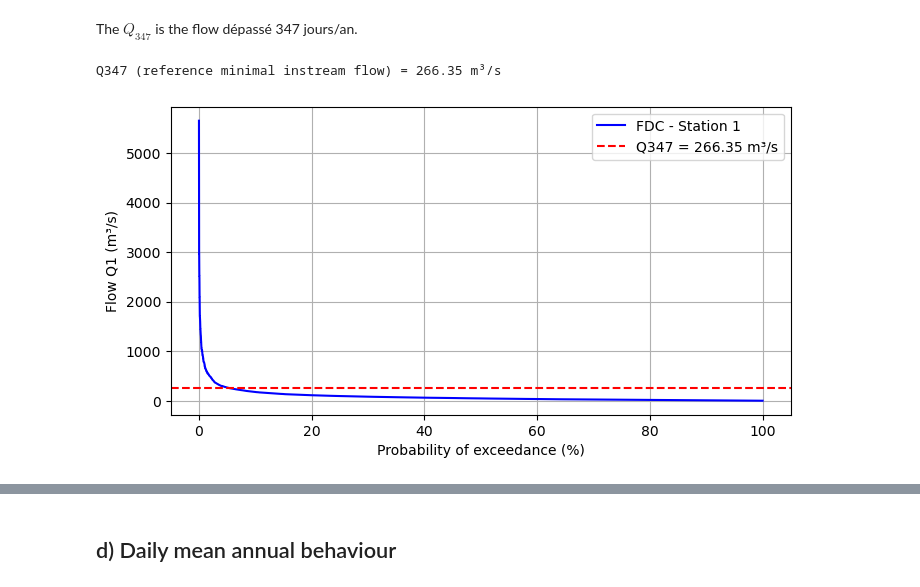
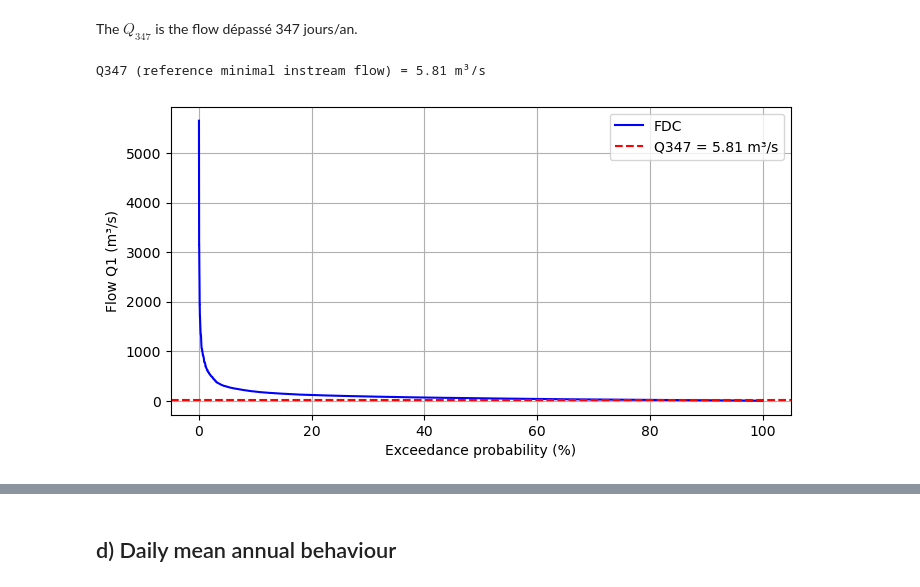
Before and after one commit to Margaux-Ccd/WREM_dam, a Jupyter notebook: P1_data_analysis.ipynb, the cells around one changed output, grey strips where cells are left out. Cells and saved outputs as stored; diff of their text form; code cells hidden in the pictures.

```diff
--- a/P1_data_analysis.ipynb
+++ b/P1_data_analysis.ipynb
@@ -266,24 +266,24 @@ The $ Q_{347} $ is the flow dépassé 347 jours/an.
 # %%
 ## Flow duration curve
 Q_sorted = S1_extended['Q1'].sort_values(ascending=False).reset_index(drop=True)
 N = len(Q_sorted) #nombre de jours
-exceedance_probability = (np.arange(1, N+1)) / (N + 1)
+exceedance_probability = (np.arange(1, N+1)) / (N + 1) #plus on est bas dans la liste, plus Q faible donc plus proba d'exceedance
 
 ## Calcul du Q347
-Q347 = np.percentile(S1_extended['Q1'], 100 * (347/365.25))
+Q347 = np.percentile(S1_extended['Q1'], 5)
 print(f"Q347 (reference minimal instream flow) = {Q347:.2f} m³/s")
 
 ## Graphe
 plt.figure(figsize=(8,4))
-plt.plot(exceedance_probability*100, Q_sorted, label="FDC - Station 1", color='blue')
-plt.xlabel('Probability of exceedance (%)')
+plt.plot(exceedance_probability*100, Q_sorted, label="FDC", color='blue')
+plt.xlabel('Exceedance probability (%)')
 plt.ylabel('Flow Q1 (m³/s)')
 #plt.title('Flow Duration Curve - Station 1 (30 ans)')
 plt.axhline(y=Q347, color='red', linestyle='--', label=f'Q347 = {Q347:.2f} m³/s')
 plt.grid(True)
 plt.legend()
 plt.savefig("data_P1\FDC.pdf", format='pdf')
 plt.show()
 # %% [output]
-Q347 (reference minimal instream flow) = 266.35 m³/s
+Q347 (reference minimal instream flow) = 5.81 m³/s
-[figure, old version]
+[figure, new version]
```
Also changed, not shown: parts of 3 cells of this notebook, 5 other files.
